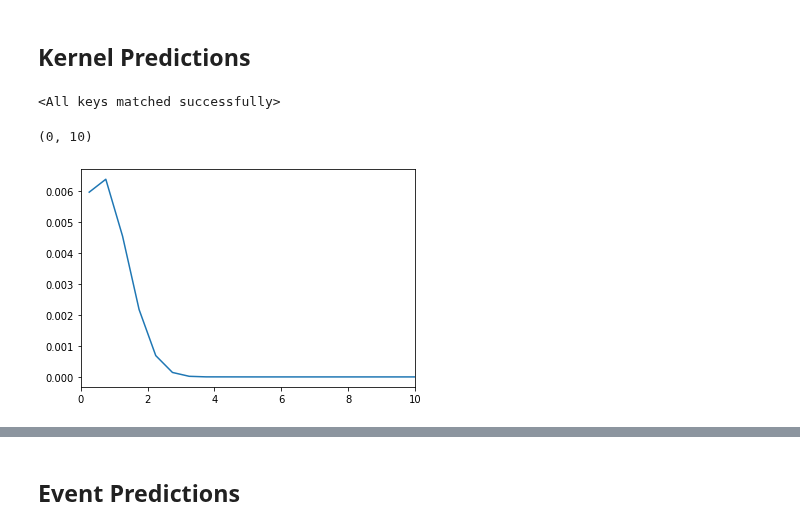
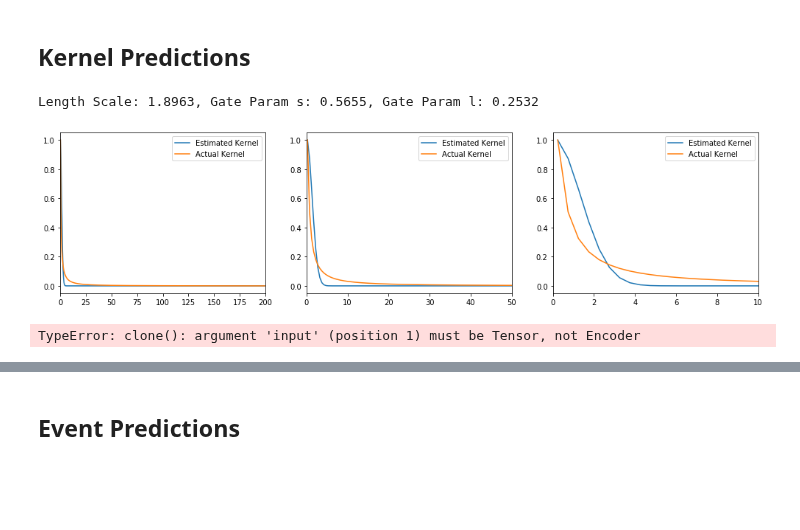
Before and after one commit to yamacisik/gated_kernel_tpp, a Jupyter notebook: dev_notebook.ipynb, the cells around one changed output, grey strips where cells are left out. Drawn from its saved outputs; the diff is of its cells as text; code cells hidden in the pictures; blank space fills up the shorter version.

Commit message:
Running 1-D Power Law Hawkes

```diff
--- a/dev_notebook.ipynb
+++ b/dev_notebook.ipynb
@@ -19,7 +19,11 @@ import matplotlib.pyplot as plt
 # %% [markdown]
 ## Kernel Predictions
 # %%
-data = '../data/simulated/sin_hawkes/'
+def power_law_kernel(t):
+
+    return 0.2 * (0.5 + t)**(-1.3)
+
+data = '../data/simulated/power_hawkes/'
 batch_size = 1
 def load_data(name, dict_name):
     with open(name, 'rb') as f:
@@ -34,7 +38,7 @@ test_data, _ = load_data(data + 'test.pkl', 'test')
 
 
 trainloader = get_dataloader(train_data, batch_size, shuffle=True)
-testloader = get_dataloader(test_data, 1, shuffle=False)
+testloader = get_dataloader(test_data,1, shuffle=False)
 valloader = get_dataloader(dev_data, 1, shuffle=False)
 
 t_max = max(max(max(valloader.dataset.time)), max(max(testloader.dataset.time)), max(max(trainloader.dataset.time)))
@@ -42,8 +46,13 @@ t_max = max(max(max(valloader.dataset.time)), max(max(testloader.dataset.time)),
 model = gated_TPP(num_types,32, t_max=t_max,dropout= 0.1)
 device = 'cuda'
 model.load_state_dict(torch.load('trained_models/power_hawkesdebug_model.pt'))
+
+type_emb=model.encoder.type_emb.weight* math.sqrt(model.d_model)
+length_scale  =model.encoder.kernel.length_scale(type_emb)[-1]
+s,l = model.encoder.sigmoid.params(model.encoder.type_emb.weight)[-1]
+print(f'Length Scale: {length_scale.item():.4f}, Gate Param s: {s:.4f}, Gate Param l: {l:.4f}')
 # %% [output]
-<All keys matched successfully>
+Length Scale: 1.8963, Gate Param s: 0.5655, Gate Param l: 0.2532
 # %%
 kernel_values = []
 all_times = []
@@ -59,7 +68,7 @@ for batch in testloader:
 
     event_time, arrival_time, event_type,_ = map(lambda x: x.to(device), batch)
     scores, embedding,t_diff = model.encoder(event_type,event_time)
-
+    scores = model.encoder.scores
 
     masked_t_diff = (t_diff[0][:length,:length])
     masked_scores = (scores[0][:length,:length])
@@ -76,28 +85,51 @@ all_times = torch.cat(all_times)
 # %%
 x = all_times.detach()
 y = kernel_values.detach()
 
 sorted_indices = torch.argsort(x)
 
 x = x[sorted_indices]
 y = y[sorted_indices]
 
 
 ## Moving Average
 
 step = 0.5
 
 t = []
 alpha = []
 
 for i in np.arange(step,200,step):
     avg_index = (x<i) & ( x >i - step)
     t.append(x[avg_index].mean().item())
     alpha.append(y[avg_index].mean().item())
 alpha = np.array(alpha)
-# alpha = (alpha - alpha.min())/(alpha.max()-alpha.min())
-plt.plot(t,alpha)
-plt.xlim(0, 10)
+alpha = (alpha - alpha.min())/(alpha.max()-alpha.min())
+actual_alpha = power_law_kernel(np.array(t))
+actual_alpha = (actual_alpha - actual_alpha.min())/(actual_alpha.max()-actual_alpha.min())
+
+fig, (ax1, ax2,ax3) = plt.subplots(1, 3,figsize=(17,4))
+
+ax1.plot(t,alpha,label='Estimated Kernel')
+ax1.plot(t,actual_alpha,label='Actual Kernel')
+ax1.set_xlim(0, 200)
+ax1.legend()
+
+ax2.plot(t,alpha,label='Estimated Kernel')
+ax2.plot(t,actual_alpha,label='Actual Kernel')
+ax2.set_xlim(0, 50)
+ax2.legend()
+
+
+ax3.plot(t,alpha,label='Estimated Kernel')
+ax3.plot(t,actual_alpha,label='Actual Kernel')
+ax3.set_xlim(0, 10)
+ax3.legend()
+
+plt.show()
 # %% [output]
-(0, 10)
-[figure, old version]
+[figure, new version]
+# %%
+torch.clone(model.encoder)
+# %% [output]
+TypeError: clone(): argument 'input' (position 1) must be Tensor, not Encoder
```
Also changed, not shown: parts of 34 cells of this notebook, 4 other files.
